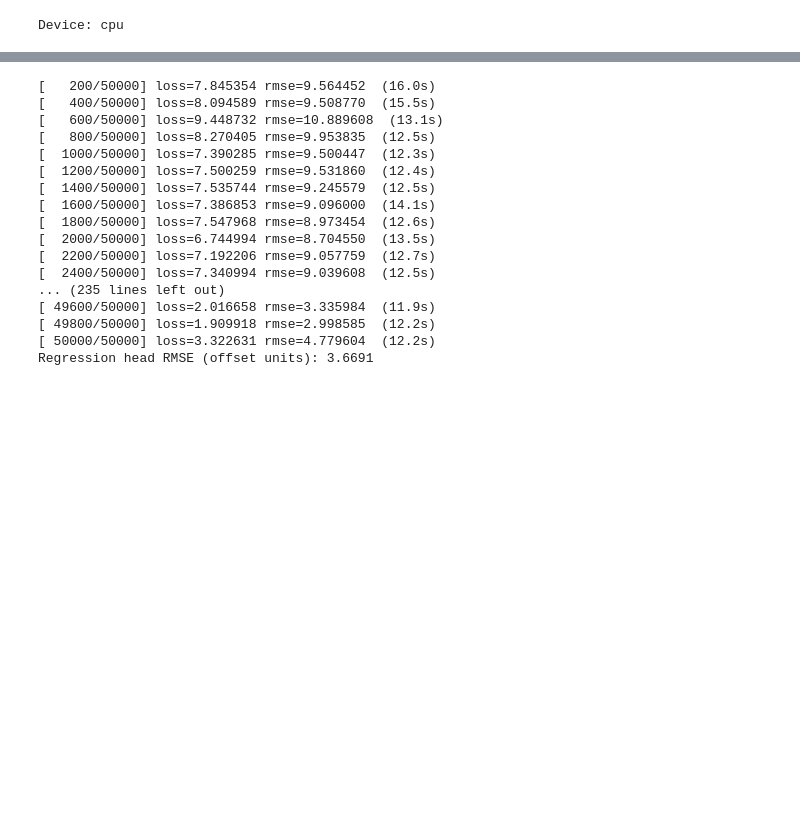
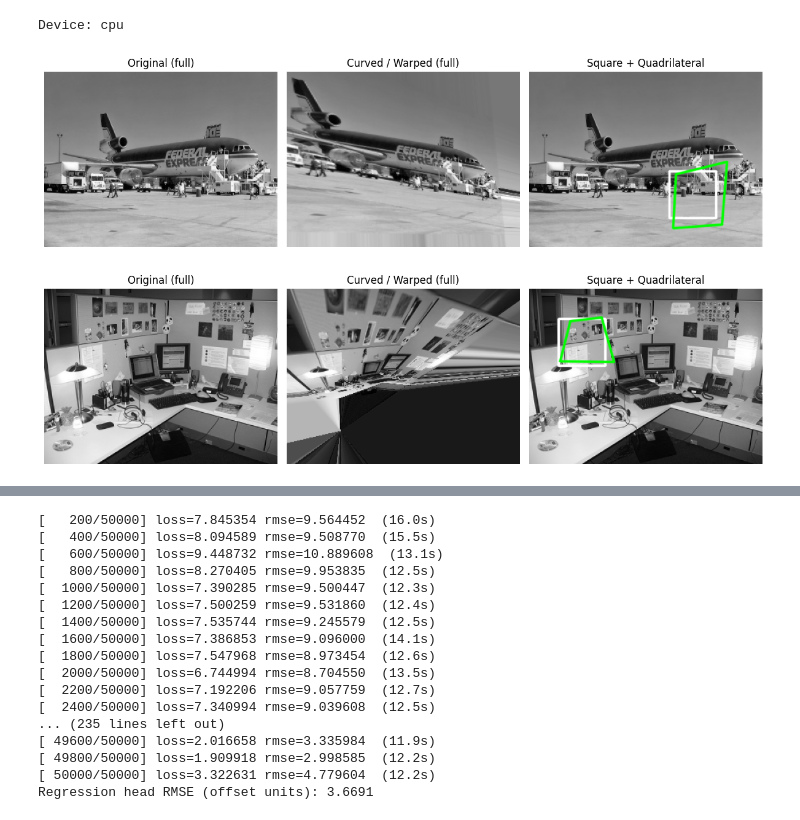
Before and after one commit to StefanSrnjakov/third-semester, a Jupyter notebook: RacunalniskiVid/vaja1-homografija/homography_training_google_2.ipynb, the cells around one changed output, grey strips where cells are left out. Cells and saved outputs as stored; diff of their text form; code cells hidden in the pictures; blank space fills up the shorter version.

```diff
--- a/RacunalniskiVid/vaja1-homografija/homography_training_google_2.ipynb
+++ b/RacunalniskiVid/vaja1-homografija/homography_training_google_2.ipynb
@@ -712,15 +691,20 @@ def evaluate_rmse(model, base_ds, n_samples=1000, head_type="reg", bins=21, devi
     rmse = math.sqrt(se_sum / n)
     return rmse
 # %%
-# Expect that HomographyDatasetOnTheFly is defined/imported already.
 try:
     base_train = HomographyDatasetOnTheFly(img_dir=IMG_DIR, seed=SEED, return_cls=True)
     base_eval  = HomographyDatasetOnTheFly(img_dir=IMG_DIR, seed=SEED+1, return_cls=True)
 except NameError as e:
     raise RuntimeError("Please paste or import your HomographyDatasetOnTheFly in section 2 and re-run.") from e
 
 train_ds_reg = TorchHomographyDataset(base_train, n_samples_per_epoch=EPOCH_SAMPLES, for_classification=False)
 train_loader_reg = DataLoader(train_ds_reg, batch_size=BATCH, shuffle=True, num_workers=0)
 
 train_ds_cls = TorchHomographyDataset(base_train, n_samples_per_epoch=EPOCH_SAMPLES, for_classification=True)
 train_loader_cls = DataLoader(train_ds_cls, batch_size=BATCH, shuffle=True, num_workers=0)
+
+quick_view(base_eval)
+quick_view(base_eval)
+# %% [output]
+[figure, added]
+[figure, added]
```
Also changed, not shown: parts of 17 cells of this notebook, 2 other files.
